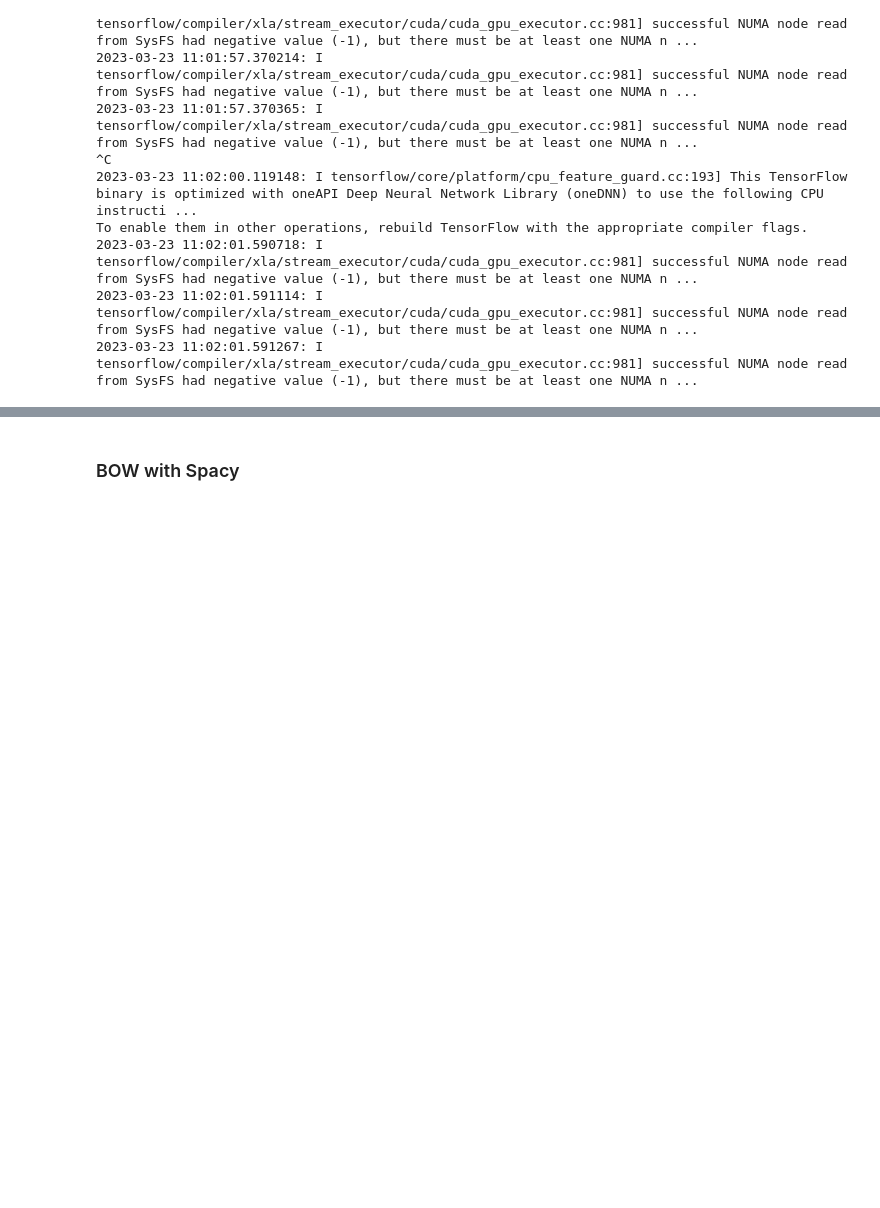
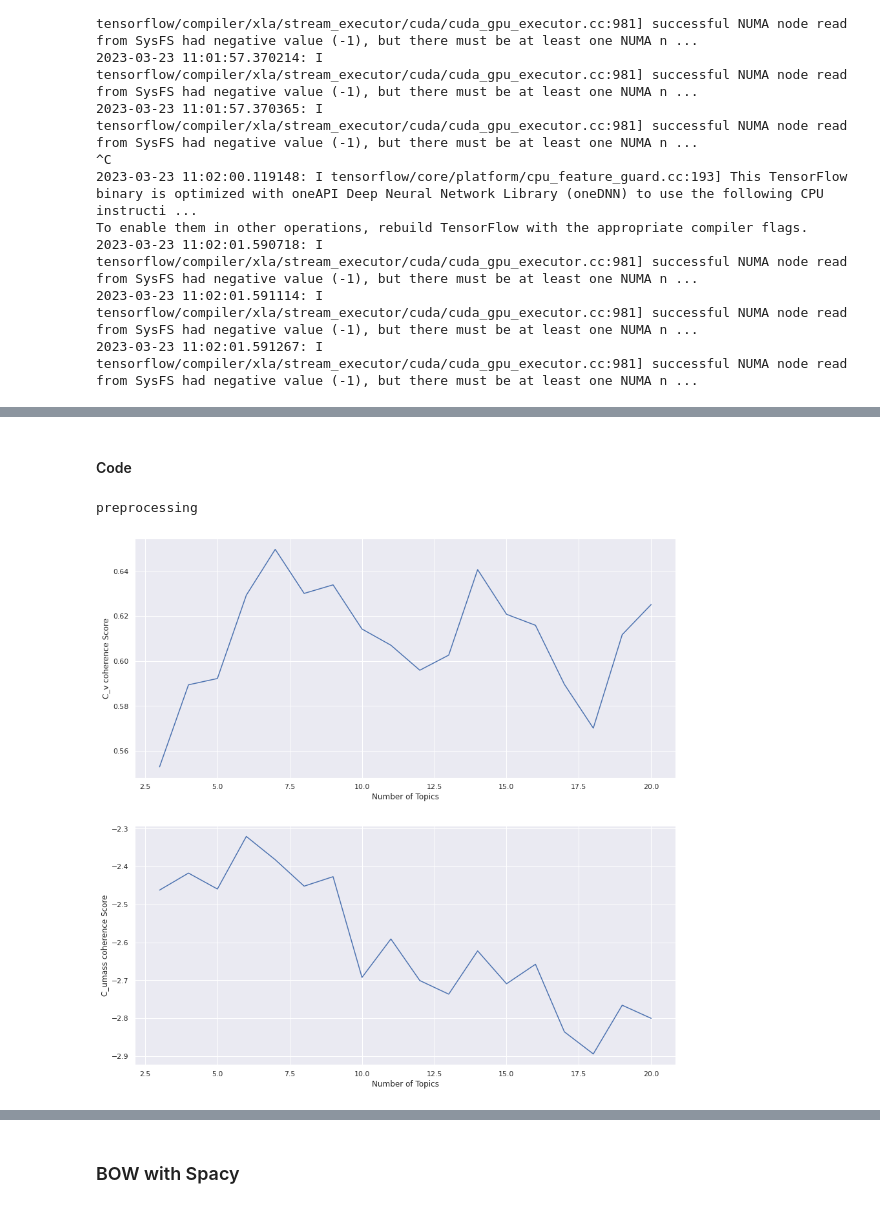
Before and after one commit to apersonnaz/OCR_IML_projet5, a Jupyter notebook: eval.ipynb, the cells around one changed output, grey strips where cells are left out. Drawn from its saved outputs; the diff is of its cells as text; code cells hidden in the pictures; blank space fills up the shorter version.

```diff
--- a/eval.ipynb
+++ b/eval.ipynb
@@ -216,0 +356,7 @@ def evaluate_predictions(y_val, y_pred_text, y_pred_code, mlb, model_name):
+# %%
+tag_means = train_df.groupby(
+    "text_topic")[list(selected_tags)].mean().transpose()
+text_topic_tags = {}
+for i in range(14):
+    text_topic_tags[i] = tag_means.loc[tag_means[i]>0.15].index.to_list()
+text_topic_tags
@@ -216,0 +378,34 @@ def evaluate_predictions(y_val, y_pred_text, y_pred_code, mlb, model_name):
+# %% [markdown]
+#### Code
+# %%
+train_df["code_tokens"] = preprocess(train_df.code, nlp, return_tokens=True)
+code_dictionary = Dictionary(train_df['code_tokens'])
+code_dictionary.filter_extremes(no_below=5, no_above=0.5, keep_n=1000)
+code_corpus = [code_dictionary.doc2bow(doc)
+               for doc in tqdm(train_df['code_tokens'])]
+
+topics = range(3, 21)
+c_umass_score = []
+c_v_score = []
+for i in tqdm(topics):
+   code_lda_model = LdaMulticore(corpus=code_corpus, id2word=code_dictionary, iterations=10,
+                            num_topics=i,  passes=10, random_state=100)
+   c_umass = CoherenceModel(model=code_lda_model, corpus=code_corpus,
+                            dictionary=code_dictionary, coherence='u_mass')
+   c_v = CoherenceModel(model=code_lda_model, corpus=code_corpus, texts=train_df['code_tokens'],
+                        dictionary=code_dictionary, coherence='c_v')
+   c_umass_score.append(c_umass.get_coherence())
+   c_v_score.append(c_v.get_coherence())
+
+
+f, axes = plt.subplots(2, 1, figsize=(15, 15))
+axes[0].plot(topics, c_v_score)
+axes[0].set_xlabel('Number of Topics')
+axes[0].set_ylabel('C_v coherence Score')
+axes[1].plot(topics, c_umass_score)
+axes[1].set_xlabel('Number of Topics')
+axes[1].set_ylabel('C_umass coherence Score')
+plt.show()
+# %% [output]
+preprocessing
+[figure, added]
```
Also changed, not shown: parts of 31 cells of this notebook, 1 other file.
